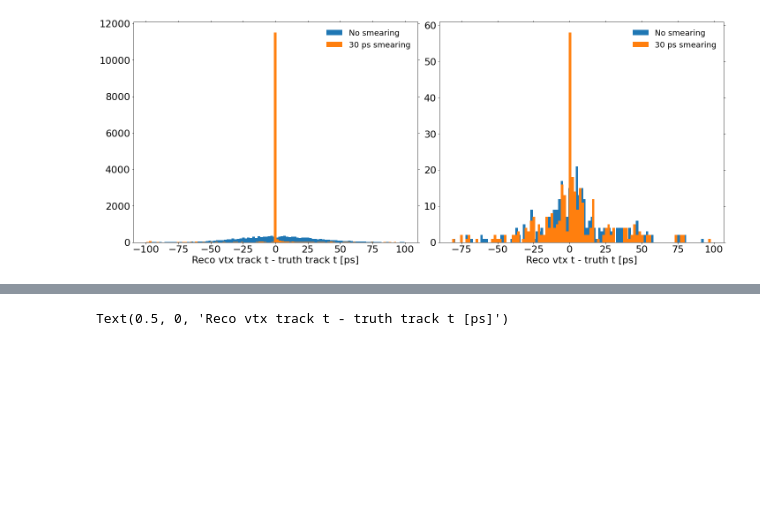
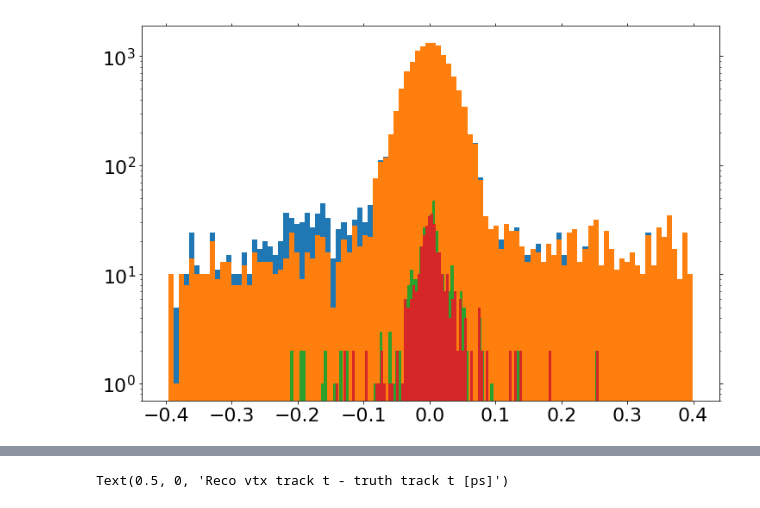
Before and after one commit to ttlindkvist/4DTracking, a Jupyter notebook: pileup_t.ipynb, the cells around one changed output, grey strips where cells are left out. Cells and saved outputs as stored; diff of their text form; code cells hidden in the pictures; blank space fills up the shorter version.

```diff
--- a/pileup_t.ipynb
+++ b/pileup_t.ipynb
@@ -243,21 +379,11 @@ vtx_weight_cut_weighted_t30_res = closest_truth_vtx_time_info(events_in_PU_bins,
 # %%
-fig, (ax1, ax2) = plt.subplots(1, 2)
-fig.set_size_inches(20, 8)
+max_t = 0.4
 
-max_t = 0.1
+plt.hist(np.concatenate(track_delta_t30)[np.abs(np.concatenate(track_delta_t30)) < max_t], bins = 100)
+plt.hist(np.concatenate(link_track_delta_t30)[np.abs(np.concatenate(link_track_delta_t30)) < max_t], bins = 100)
+plt.hist(np.concatenate(vtx_delta_t30)  [np.abs(np.concatenate(vtx_delta_t30)) < max_t]  , bins = 100)
+plt.hist(np.concatenate(link_vtx_delta_t30)  [np.abs(np.concatenate(link_vtx_delta_t30)) < max_t]  , bins = 100)
 
-_ = ax1.hist(1e3*np.concatenate(track_delta_t30)[np.abs(np.concatenate(track_delta_t30))<max_t], bins=100, label='No smearing')
-_ = ax1.hist(1e3*np.concatenate(track_delta_t)[np.abs(np.concatenate(track_delta_t))<max_t],     bins=100, label='30 ps smearing')
-# ax1.set_yscale('log')
-ax1.set_xlabel('Reco vtx track t - truth track t [ps]')
-ax1.legend(frameon=False)
-
-
-_ = ax2.hist(1e3*np.concatenate(vtx_delta_t30)[np.abs(np.concatenate(vtx_delta_t30))<max_t], bins=100, label='No smearing')
-_ = ax2.hist(1e3*np.concatenate(vtx_delta_t)[np.abs(np.concatenate(vtx_delta_t))<max_t],     bins=100, label='30 ps smearing')
-# ax2.set_yscale('log')
-ax2.set_xlabel('Reco vtx t - truth t [ps]')
-ax2.legend(frameon=False)
-fig.tight_layout()
+plt.yscale('log')
 # %% [output]
-[figure, old version]
+[figure, new version]
```
Also changed, not shown: parts of 10 cells of this notebook, 3 other files.
